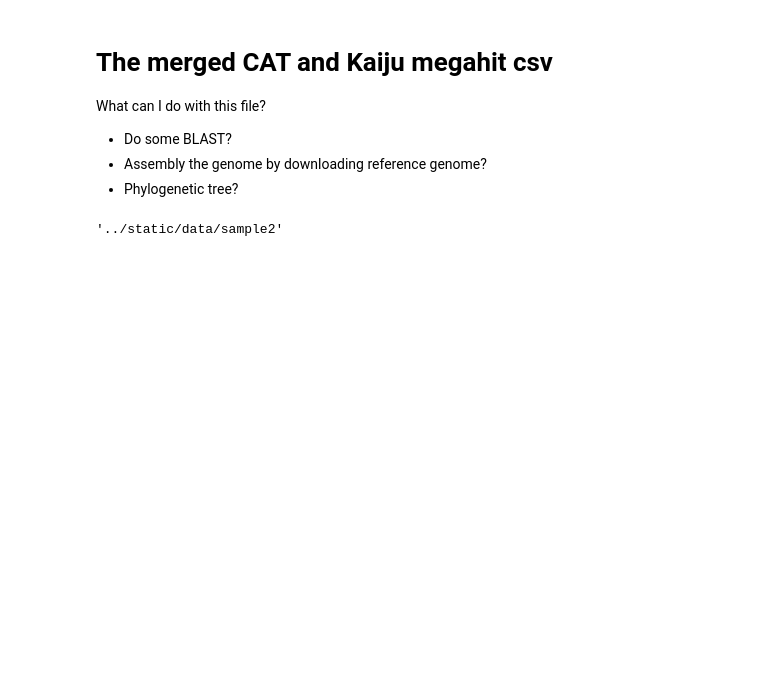
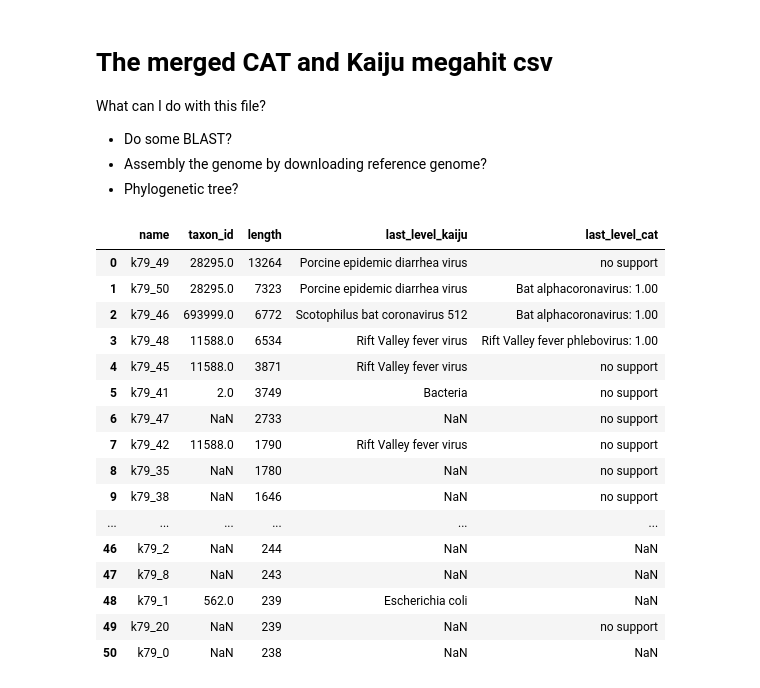
Before and after one commit to willros/virusHanter, a Jupyter notebook: notebooks/data-wrangling-clean.ipynb, the cells around one changed output. Drawn from its saved outputs; the diff is of its cells as text; code cells hidden in the pictures; blank space fills up the shorter version.

Commit message:
plot cat and dataframe

```diff
--- a/notebooks/data-wrangling-clean.ipynb
+++ b/notebooks/data-wrangling-clean.ipynb
@@ -333,9 +333,26 @@ merged = pd.read_csv('results/cleaned_files/Bat-Guano-15_S6_L001_R_cat_kaiju_mer
  #.loc[lambda x: x.classification == 'taxid assigned']
 )
 # %%
-import pathlib
+import pandas as pd
 
-files = [str(x) for x in pathlib.Path('../static/data/').iterdir() if x.is_dir()]
-files[0]
+df = pd.read_csv('../static/data/sample1/results/cleaned_files/Bat-Guano-15_S6_L001_R_cat_kaiju_merged.csv')
+
+df[['name', 'taxon_id', 'length', 'last_level_kaiju', 'last_level_cat']]
 # %% [output]
-'../static/data/sample2'
+|  | name | taxon_id | length | last_level_kaiju | last_level_cat |
+| 0 | k79_49 | 28295.0 | 13264 | Porcine epidemic diarrhea virus | no support |
+| 1 | k79_50 | 28295.0 | 7323 | Porcine epidemic diarrhea virus | Bat alphacoronavirus: 1.00 |
+| 2 | k79_46 | 693999.0 | 6772 | Scotophilus bat coronavirus 512 | Bat alphacoronavirus: 1.00 |
+| 3 | k79_48 | 11588.0 | 6534 | Rift Valley fever virus | Rift Valley fever phlebovirus: 1.00 |
+| 4 | k79_45 | 11588.0 | 3871 | Rift Valley fever virus | no support |
+| 5 | k79_41 | 2.0 | 3749 | Bacteria | no support |
+| 6 | k79_47 | NaN | 2733 | NaN | no support |
+| 7 | k79_42 | 11588.0 | 1790 | Rift Valley fever virus | no support |
+| 8 | k79_35 | NaN | 1780 | NaN | no support |
+| 9 | k79_38 | NaN | 1646 | NaN | no support |
+| ... | ... | ... | ... | ... | ... |
+| 46 | k79_2 | NaN | 244 | NaN | NaN |
+| 47 | k79_8 | NaN | 243 | NaN | NaN |
+| 48 | k79_1 | 562.0 | 239 | Escherichia coli | NaN |
+| 49 | k79_20 | NaN | 239 | NaN | no support |
+| 50 | k79_0 | NaN | 238 | NaN | NaN |
```
Also changed, not shown: parts of 1 cell of this notebook, 6 other files.
